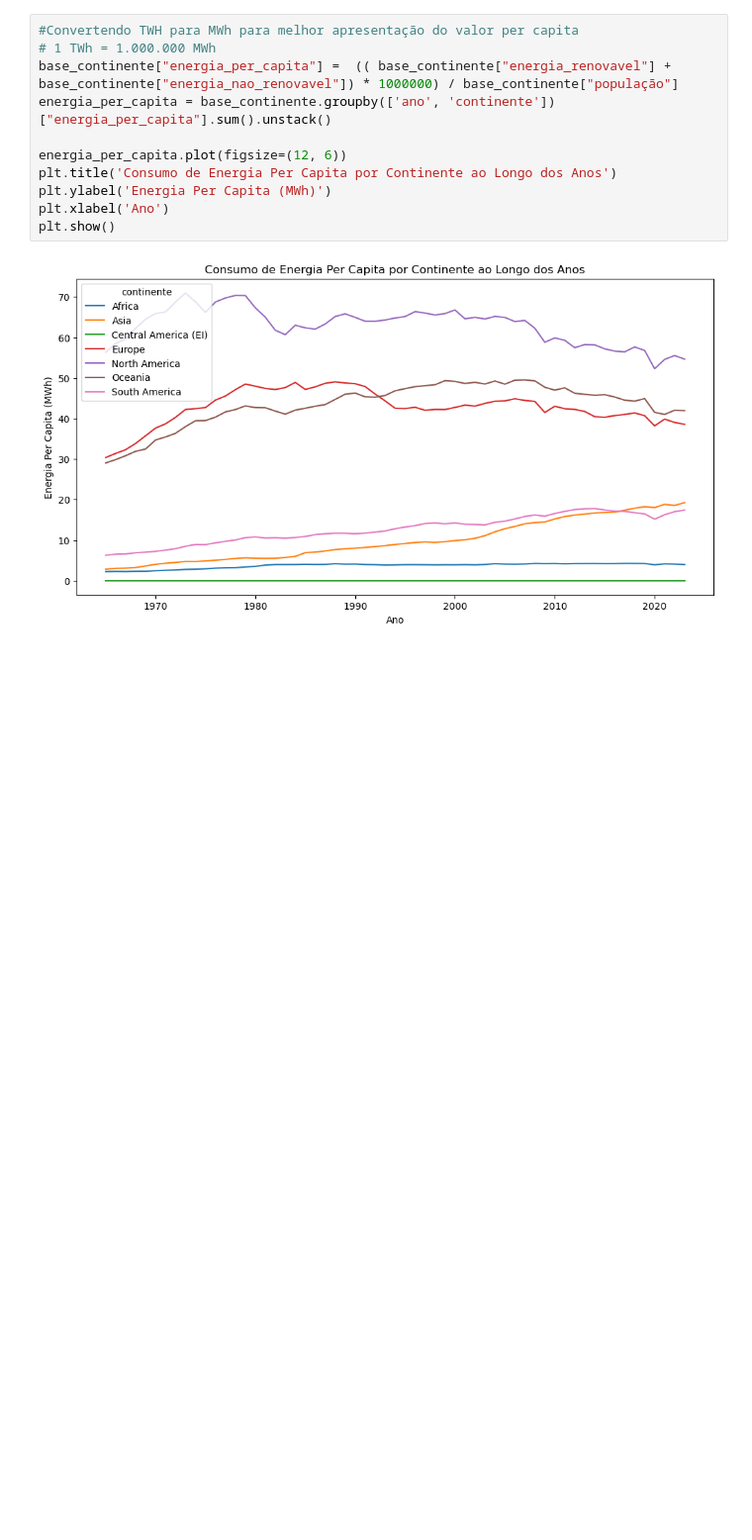
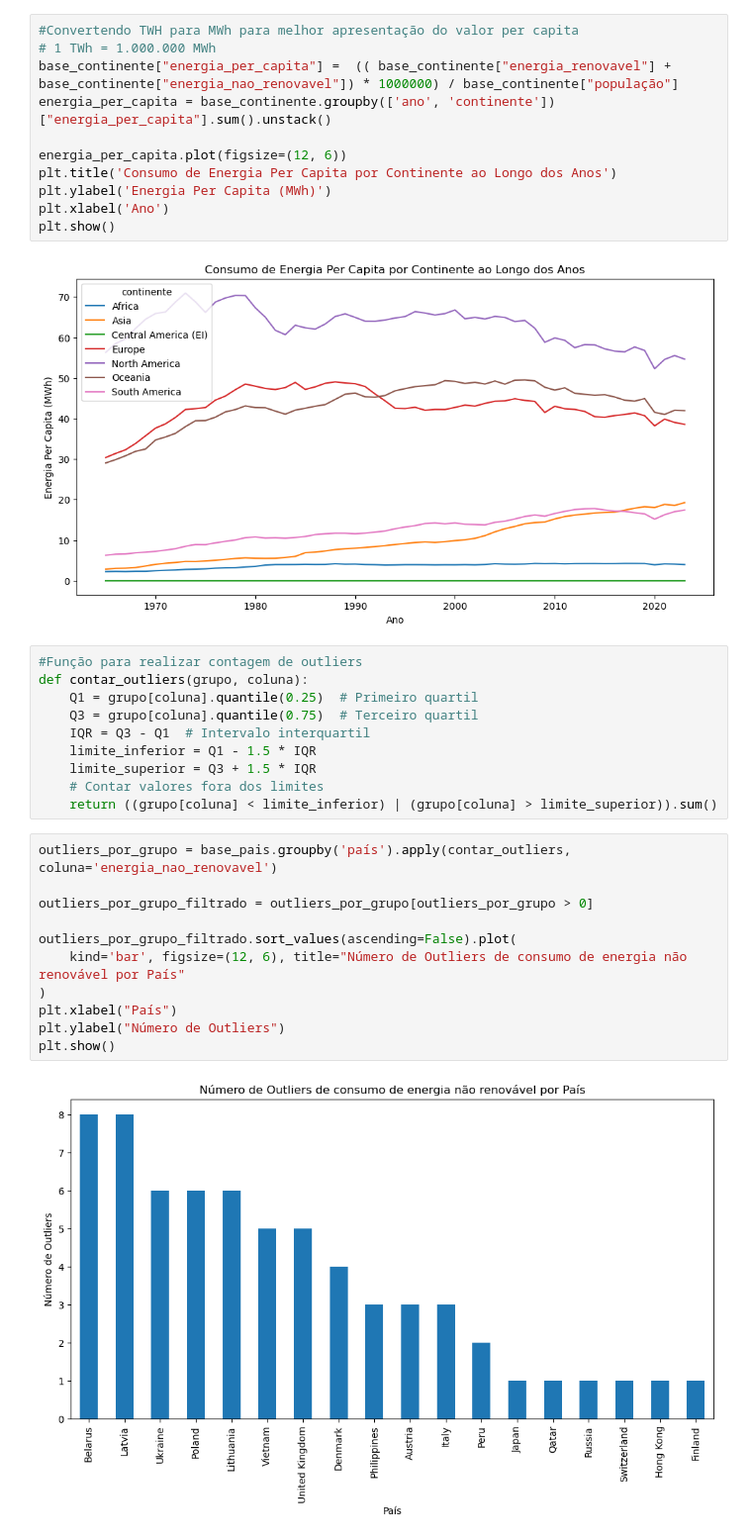
Before and after one commit to YuriRadzi/ProjetoAplicado1, a Jupyter notebook: notebooks/Analise_exploratoria.ipynb, the cells around one changed output. Shown: that part at 99% size. Cells and saved outputs as stored; diff of their text form; blank space fills up the shorter version.

Commit message:
Etapa 2 - parte 4 - contagem de outliers e quantida de linhas removidas na limpeza

```diff
--- a/notebooks/Analise_exploratoria.ipynb
+++ b/notebooks/Analise_exploratoria.ipynb
@@ -97,3 +97,26 @@ plt.xlabel('Ano')
 plt.show()
 # %% [output]
 [figure]
+# %%
+#Função para realizar contagem de outliers
+def contar_outliers(grupo, coluna):
+    Q1 = grupo[coluna].quantile(0.25)  # Primeiro quartil
+    Q3 = grupo[coluna].quantile(0.75)  # Terceiro quartil
+    IQR = Q3 - Q1  # Intervalo interquartil
+    limite_inferior = Q1 - 1.5 * IQR
+    limite_superior = Q3 + 1.5 * IQR
+    # Contar valores fora dos limites
+    return ((grupo[coluna] < limite_inferior) | (grupo[coluna] > limite_superior)).sum()
+# %%
+outliers_por_grupo = base_pais.groupby('país').apply(contar_outliers, coluna='energia_nao_renovavel')
+
+outliers_por_grupo_filtrado = outliers_por_grupo[outliers_por_grupo > 0]
+
+outliers_por_grupo_filtrado.sort_values(ascending=False).plot(
+    kind='bar', figsize=(12, 6), title="Número de Outliers de consumo de energia não renovável por País"
+)
+plt.xlabel("País")
+plt.ylabel("Número de Outliers")
+plt.show()
+# %% [output]
+[figure, added]
```
Also changed, not shown: parts of 2 cells of this notebook, 1 other file.
